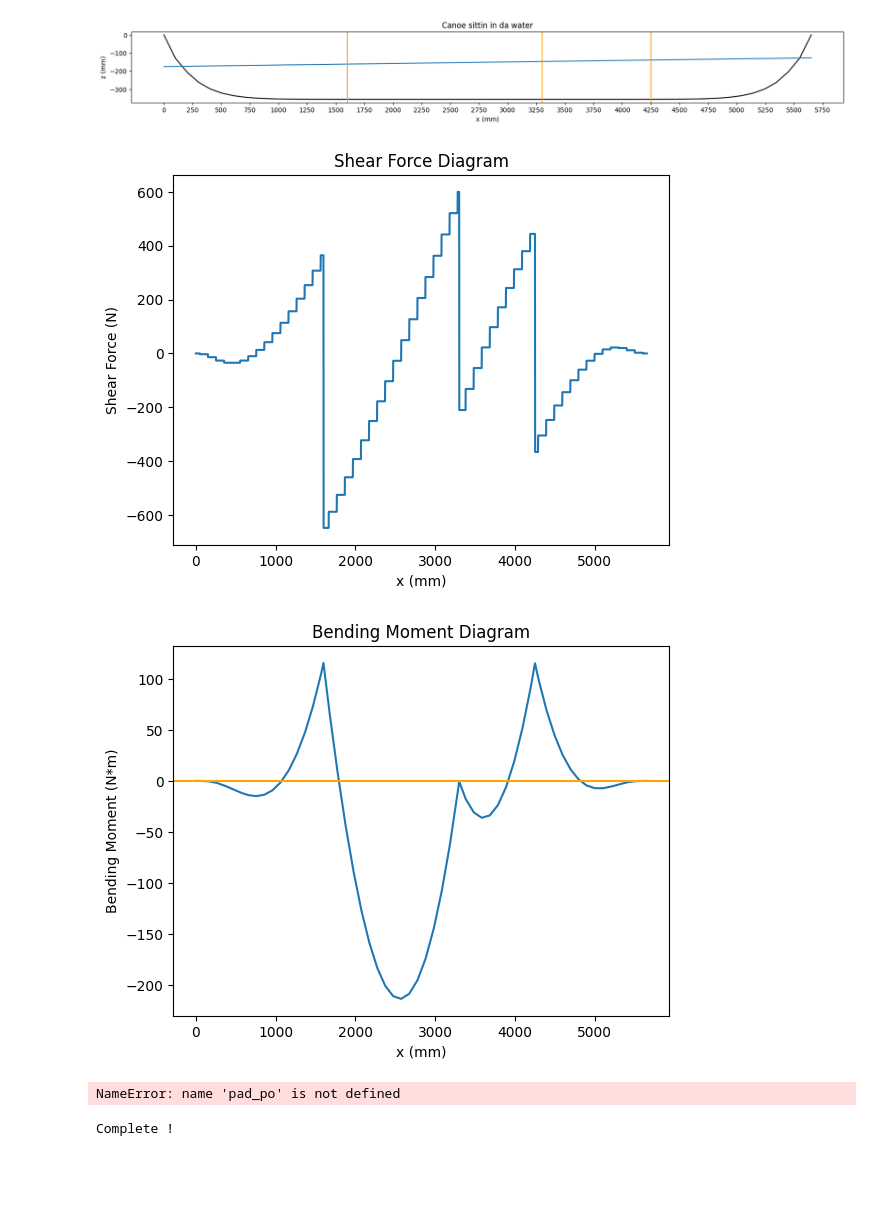
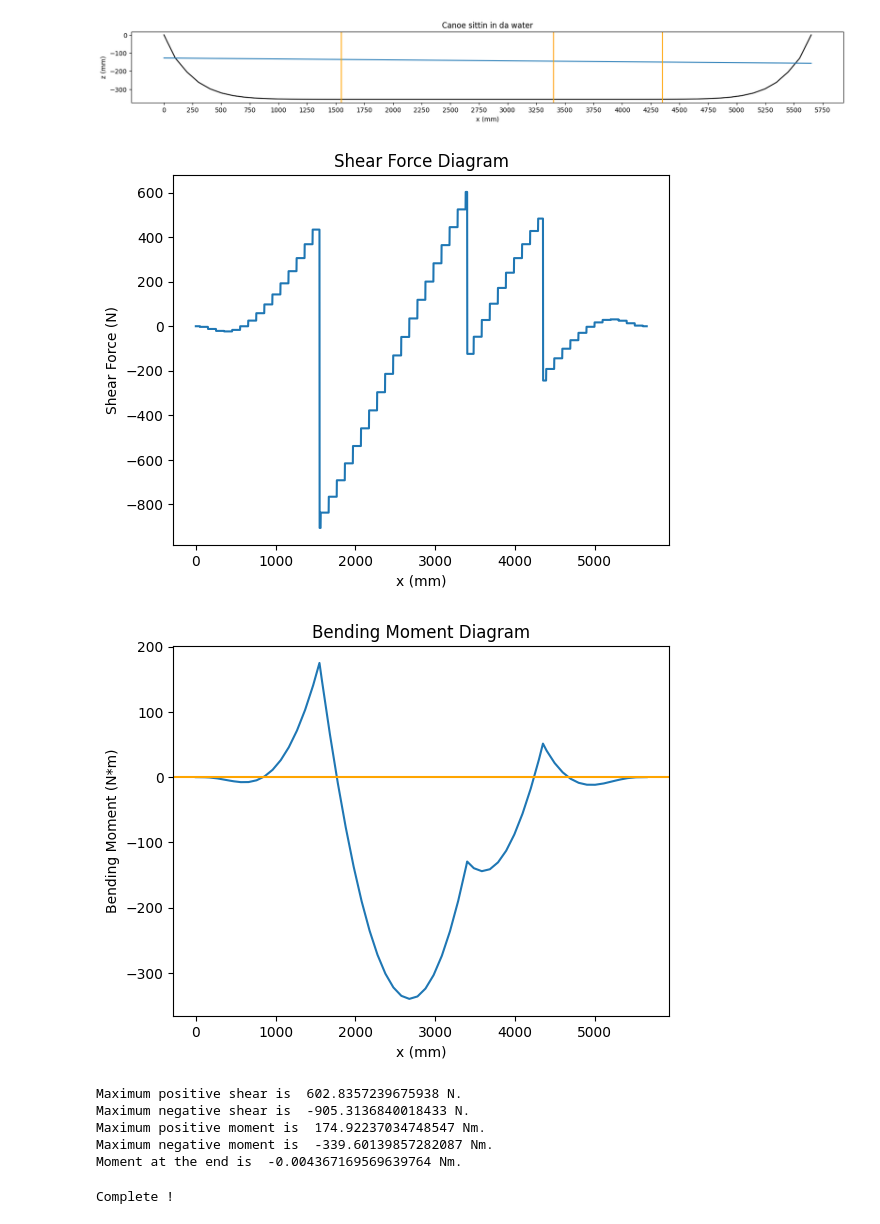
Before and after one commit to UWaterlooConcreteCanoe/Structural_Analysis, a Jupyter notebook: Longitudinal Analysis_3 Paddler.ipynb, the cells around one changed output. Saved outputs shown, nothing was run; the diff lists cells and outputs as text; code cells hidden in the pictures; blank space fills up the shorter version.

```diff
--- a/Longitudinal Analysis_3 Paddler.ipynb
+++ b/Longitudinal Analysis_3 Paddler.ipynb
@@ -1,5 +1,4 @@
 # %%
-
 import os
 import pandas as pd
 import numpy as np
@@ -19,11 +18,11 @@ water_den = cv.water_density # Density of water = 1000 kg/m^3
 # Acquire the waterline from grasshopper
 grasshopper = cv.grasshopper[2] # [mm]
 
-pad1_po = 1600 # Position of first paddler with respect to left end of canoe (mm)
-pad2_po = 3300 # Position of second paddler with respect to left end of canoe (mm)
-pad3_po = 4250 # Position of third paddler with respect to left end of canoe (mm)
+pad1_po = 1550 # Position of first paddler with respect to left end of canoe (mm)
+pad2_po = 3400 # Position of second paddler with respect to left end of canoe (mm)
+pad3_po = 4350 # Position of third paddler with respect to left end of canoe (mm)
 # Choose between pad_weights
-pad_first = pad_weights[2]
+pad_first = pad_weights[0]
 pad_second = pad_weights[4]
 pad_third = pad_weights[4]
 # Apply the Live Load Factor (constant)
@@ -466,7 +465,7 @@ plt.xlabel('x (mm)')
 plt.ylabel('z (mm)')
 plt.show()
 # %% [output]
-[figure, old version]
+[figure, new version]
 # %%
 plt.plot(x,shear)
 plt.title('Shear Force Diagram')
@@ -496,37 +495,41 @@ for i in range(1, len(station)):
 
     delta_mm_traveled = mm_traveled + float(canoe_info[4][i])
 
     # Any distance between the distance travlled (rounded) and the new distance travelled (larger due to more paddlers) (also rounded) will be saved. Anything else is discarded
     for j in range(round(mm_traveled), round(delta_mm_traveled)):
         Station_by_length.append(i)
 
-    if(paddler_counter < len(pad_po)) and (mm_traveled <= pad_po[paddler_counter] and delta_mm_traveled > pad_po[paddler_counter]):
+    if(paddler_counter < len(pad_pos)) and (mm_traveled <= pad_pos[paddler_counter] and delta_mm_traveled > pad_pos[paddler_counter]):
         stationHasPaddler = True
         paddler_counter += 1
     mm_traveled = delta_mm_traveled
 
     Paddler_array.append(stationHasPaddler)
 
 # Export points to csv file (only calculates maximum shear and moments -> outlined below):
 df1 = pd.DataFrame(data={'Station': Station_by_length, 'Length': x, 'Moment': moment})
 
 csv_file = 'Length_vs_Moment_3 Paddler.csv'
 script_dir = os.path.abspath('data')
 file_path = os.path.join(script_dir, csv_file)
 df1.to_csv(file_path, index=False)
 
 shear_max_index = shear.index(max(shear))
 #x(shear_max_index)
 
 print('Maximum positive shear is ', max(shear), 'N.')
 print('Maximum negative shear is ', min(shear), 'N.')
 print('Maximum positive moment is ', max(moment), 'Nm.')
 print('Maximum negative moment is ', min(moment), 'Nm.')
 print('Moment at the end is ', moment[len(moment)-1],'Nm.')
 # %% [output]
-[figure, old version]
+[figure, new version]
-[figure, old version]
+[figure, new version]
-NameError: name 'pad_po' is not defined
+Maximum positive shear is  602.8357239675938 N.
+Maximum negative shear is  -905.3136840018433 N.
+Maximum positive moment is  174.92237034748547 Nm.
+Maximum negative moment is  -339.60139857282087 Nm.
+Moment at the end is  -0.004367169569639764 Nm.
 # %%
 # READ ME BEFORE SCROLLING: export the values to csv file (This code has nothing to do with calculations, it only saves values so it can be ignored from a calculation standpoint)
 titles = ['Positive Shear [N]', 'Negative Shear [N]', 'Positive Bending Moment [Nm]', 'Negative Bending Moment [Nm]', 'Moment at the end [Nm]']
```
Also changed, not shown: parts of 6 cells of this notebook, 26 other files.
